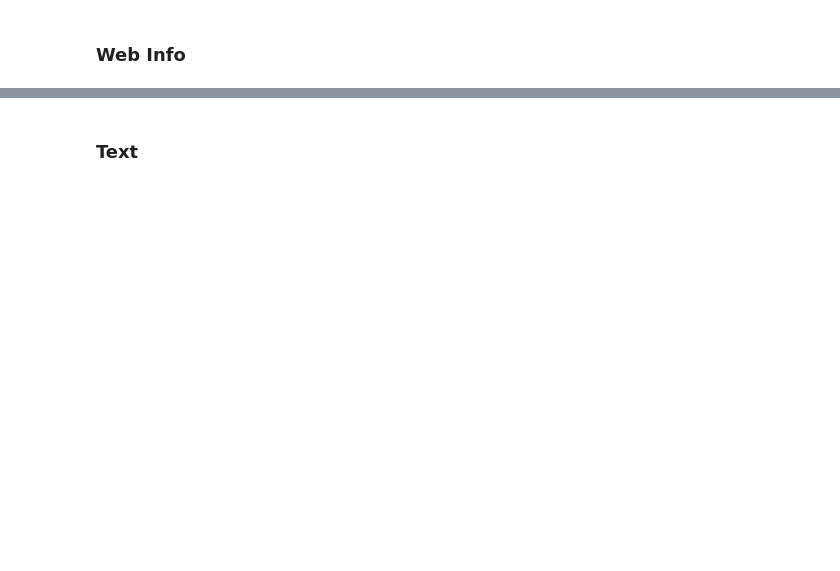
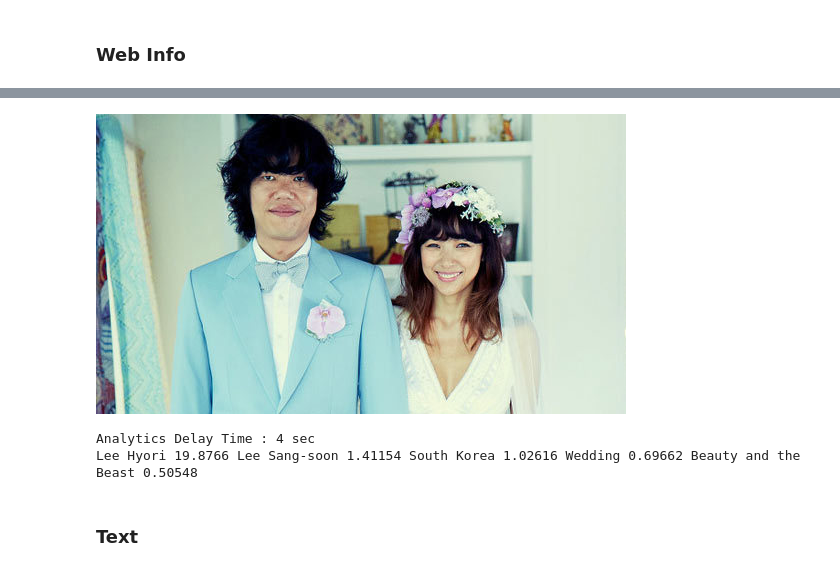
Before and after one commit to radajin/useful, a Jupyter notebook: vision_api/vision_api.ipynb, the cells around one changed output, grey strips where cells are left out. Saved outputs shown, nothing was run; the diff lists cells and outputs as text; code cells hidden in the pictures; blank space fills up the shorter version.

```diff
--- a/vision_api/vision_api.ipynb
+++ b/vision_api/vision_api.ipynb
@@ -91,3 +93,12 @@ result[0], result[1], result[2]
+# %%
+image_url = '/Users/rada/Desktop/images/ll.jpg'
+category = "Web"
+display(Image(filename = image_url))
+showResult(image_url, category)
+# %% [output]
+[figure, added]
+Analytics Delay Time : 4 sec
+Lee Hyori 19.8766 Lee Sang-soon 1.41154 South Korea 1.02616 Wedding 0.69662 Beauty and the Beast 0.50548
 # %% [markdown]
 ### Text
 # %%
```
Also changed, not shown: parts of 16 cells of this notebook, 2 other files.
